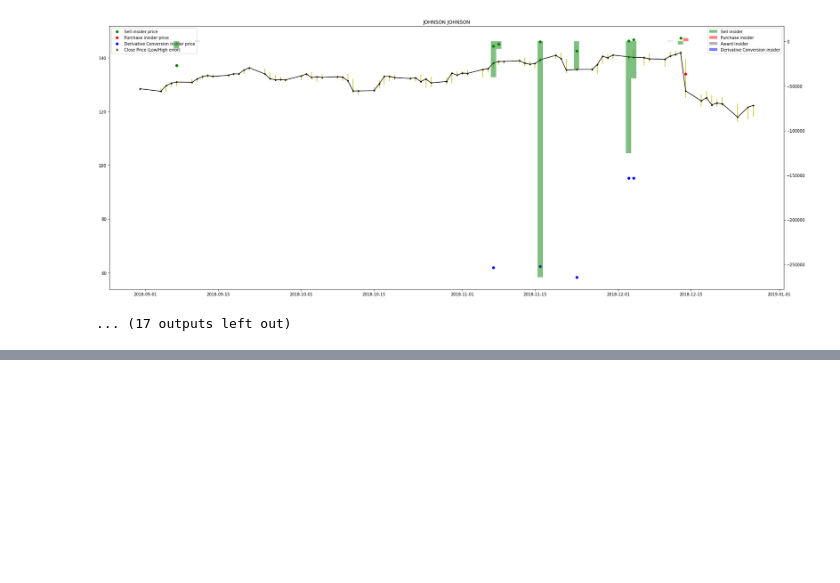
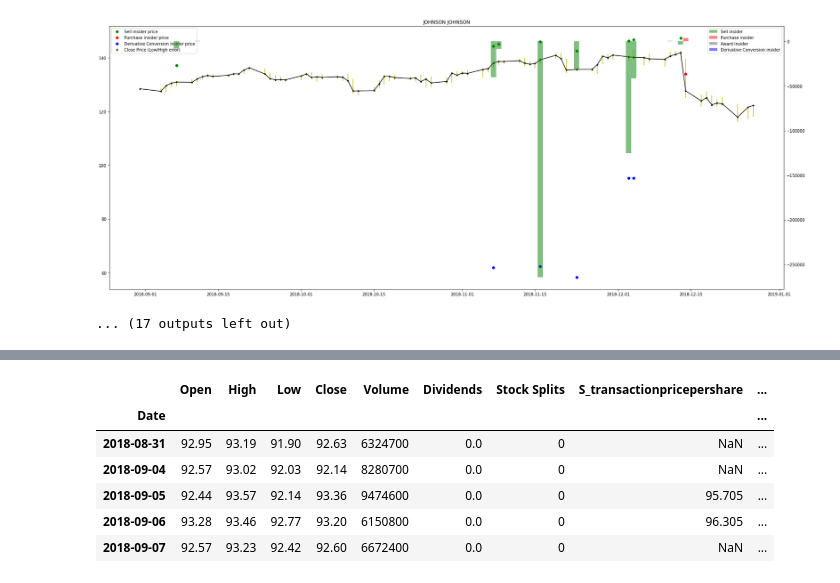
Before and after one commit to factoredai/insiderTradingAPI_v1, a Jupyter notebook: notebooks/insider_quandl.ipynb, the cells around one changed output, grey strips where cells are left out. Cells and saved outputs as stored; diff of their text form; code cells hidden in the pictures; blank space fills up the shorter version.

```diff
--- a/notebooks/Untitled.ipynb
+++ b/notebooks/insider_quandl.ipynb
@@ -190,0 +213,16 @@ for key, val in dict_frames.items():
+# %%
+list_df = []
+for key, val in dict_frames.items():
+    val["ticker"] = key
+    list_df.append(val)
+# %%
+complete_df = pd.concat(list_df)
+complete_df.head()
+# %% [output]
+|  | Open | High | Low | Close | Volume | Dividends | Stock Splits | S_transactionpricepershare | ... |
+| Date |  |  |  |  |  |  |  |  | ... |
+| 2018-08-31 | 92.95 | 93.19 | 91.90 | 92.63 | 6324700 | 0.0 | 0 | NaN | ... |
+| 2018-09-04 | 92.57 | 93.02 | 92.03 | 92.14 | 8280700 | 0.0 | 0 | NaN | ... |
+| 2018-09-05 | 92.44 | 93.57 | 92.14 | 93.36 | 9474600 | 0.0 | 0 | 95.705 | ... |
+| 2018-09-06 | 93.28 | 93.46 | 92.77 | 93.20 | 6150800 | 0.0 | 0 | 96.305 | ... |
+| 2018-09-07 | 92.57 | 93.23 | 92.42 | 92.60 | 6672400 | 0.0 | 0 | NaN | ... |
```
Also changed, not shown: parts of 5 cells of this notebook, 1 other file.
